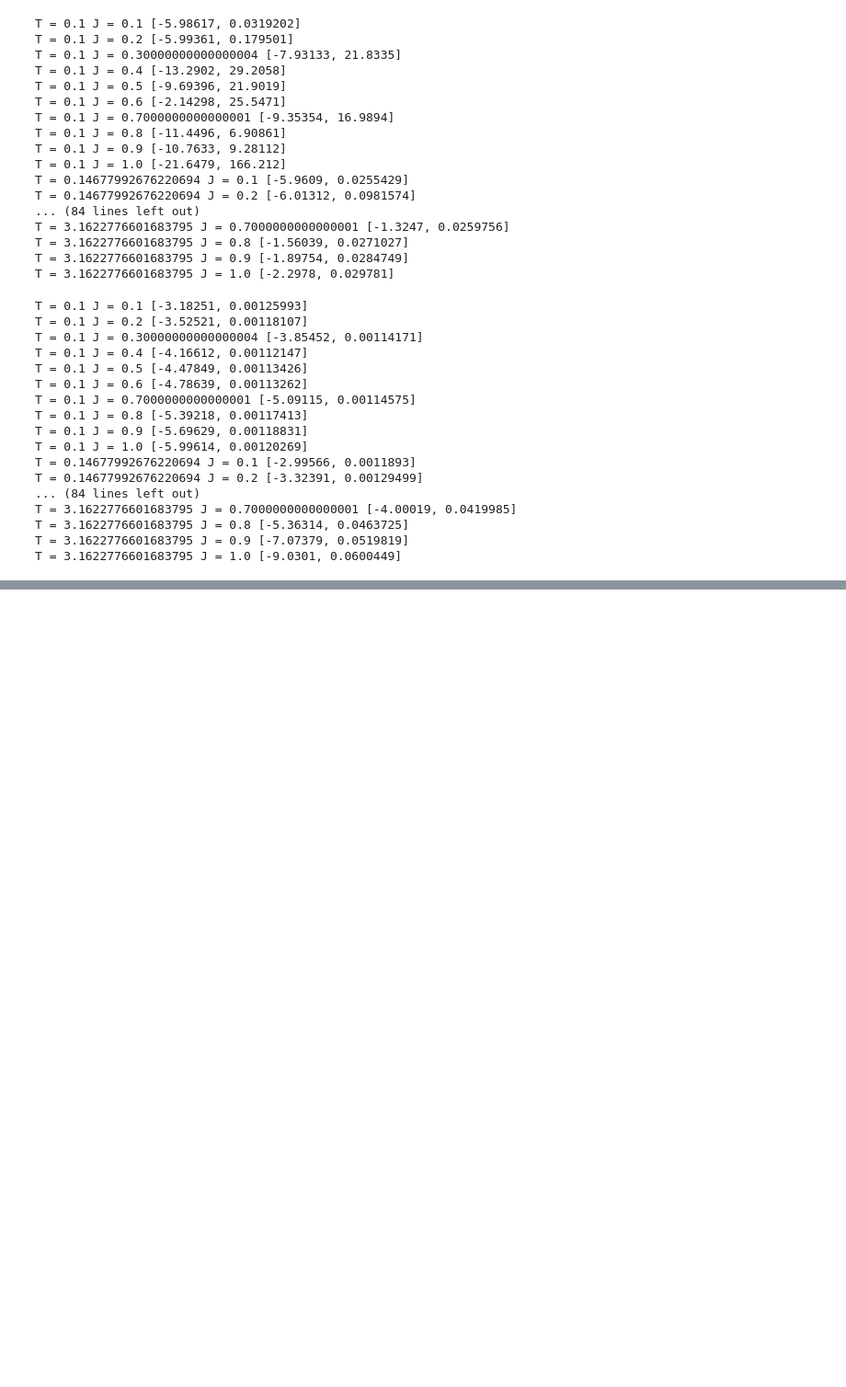
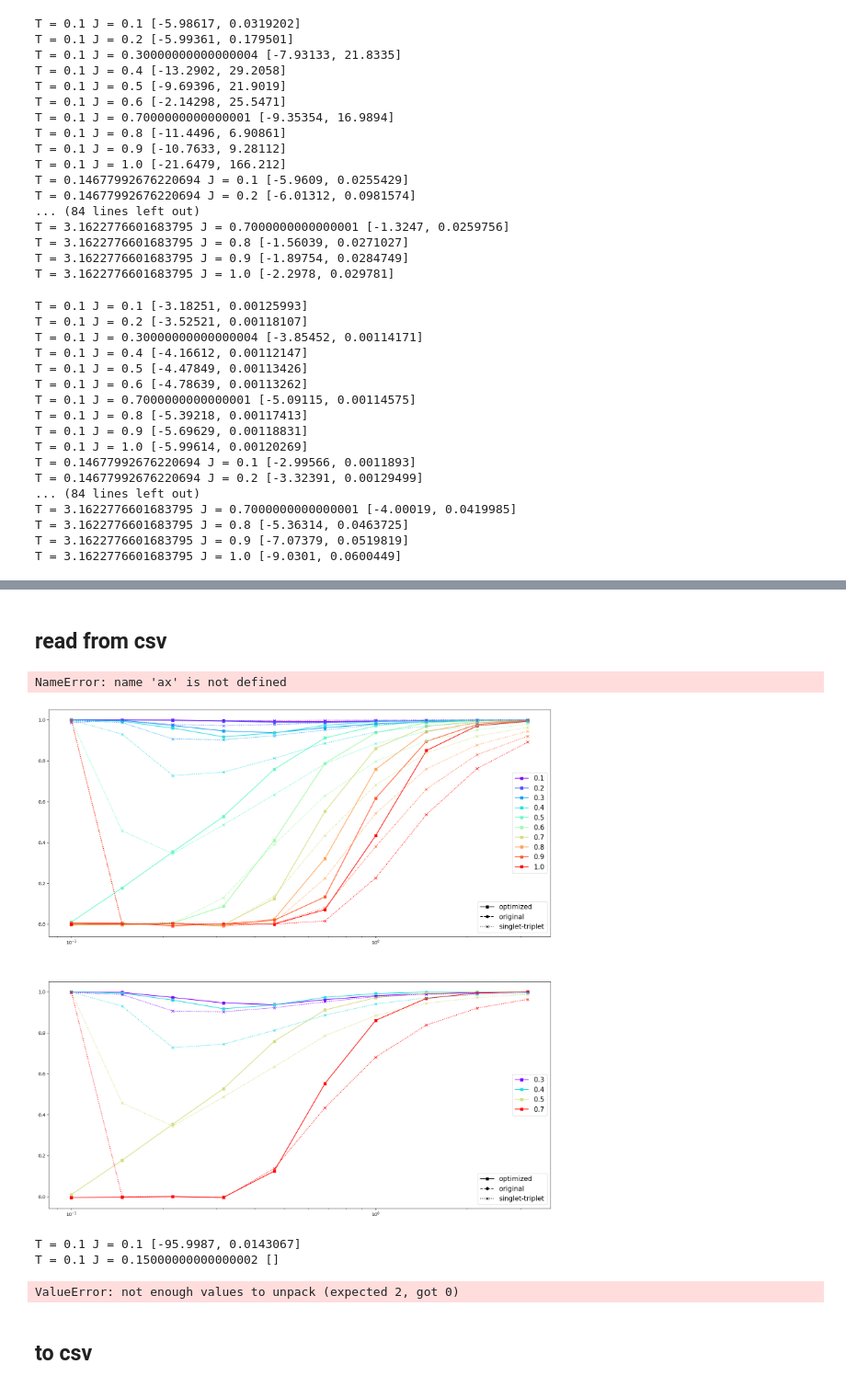
Before and after one commit to MKrbm/worms, a Jupyter notebook: python/visualize-SS.ipynb, the cells around one changed output, grey strips where cells are left out. Shown at 92% size. Drawn from its saved outputs; the diff is of its cells as text; code cells hidden in the pictures; blank space fills up the shorter version.

```diff
--- a/python/visualize-SS.ipynb
+++ b/python/visualize-SS.ipynb
@@ -508,0 +170,75 @@ plt.show()
+# %% [markdown]
+## read from csv
+# %%
+os.chdir("/home/user/project/python/exact/SS/dataframe")
+df1_s = pd.read_csv("df_s", index_col=0) # dimer lattice with optimized basis
+df2_s = pd.read_csv("df2_s", index_col=0) # original
+df3_s = pd.read_csv("df3_s", index_col=0) # singlet-triplet basis
+df1_s.index = np.round(df1_s.index, 3)
+df2_s.index = np.round(df2_s.index, 3)
+df3_s.index = np.round(df3_s.index, 3)
+df1_s.columns = pd.to_numeric(df1_s.columns)
+df2_s.columns = pd.to_numeric(df2_s.columns)
+df3_s.columns = pd.to_numeric(df3_s.columns)
+# %%
+from matplotlib.lines import Line2D
+legend_elements = []
+legend_elements.append(Line2D([0], [0],  color="black", marker = "s", linestyle="-", label = "optimized"))
+legend_elements.append(Line2D([0], [0],  color="black", marker = "o", linestyle="--", label = "original"))
+legend_elements.append(Line2D([0], [0],  color="black", marker = "x", linestyle=":", label = "singlet-triplet"))
+# %%
+import matplotlib as mpl
+legends = [c for c in ax[0].get_children() if isinstance(c, mpl.legend.Legend)]
+# %% [output]
+NameError: name 'ax' is not defined
+# %%
+from matplotlib import pyplot as plt
+fig, ax = plt.subplots(2, 1, figsize=(20, 20))
+p1 = df1_s.transpose().plot(y = df1_s.index, ax = ax[0], style='s-', colormap='rainbow')
+leg = ax[0].legend(handles=p1.legend().legendHandles, fontsize=15, loc="center right")
+ax[0].add_artist(leg)
+# df2_s.transpose().plot(y = df2_s.index, ax = ax[0], style = "o--", colormap='rainbow', legend=False)
+df3_s.transpose().plot(y = df1_s.index, ax = ax[0], style = "x:", colormap='rainbow', legend=False)
+p1 = df1_s.transpose().plot(y = [0.3, 0.4, 0.5, 0.7], ax = ax[1], style='s-', colormap='rainbow')
+leg = ax[1].legend(handles=p1.legend().legendHandles, fontsize=15, loc="center right")
+ax[1].add_artist(leg)
+# df2_s.transpose().plot(y = [0.3, 0.4, 0.5, 0.6], ax = ax[1], style = "o--", colormap='rainbow', legend=False)
+df3_s.transpose().plot(y = [0.3, 0.4, 0.5,  0.7], ax = ax[1], style = "x:", colormap='rainbow', legend=False)
+for ax_ in ax:
+    leg = ax_.legend(handles=legend_elements, fontsize=15, loc="lower right")
+
+ax[0].set_xscale('log')
+ax[1].set_xscale('log')
+# %% [output]
+[figure, added]
+# %%
+import os
+import numpy as np
+import pandas as pd
+os.chdir("/home/user/project/execute")
+T =  np.logspace(-1, 0.2, num=10)
+J = np.arange(0.1, 1.1, 0.05)
+df_s = pd.DataFrame(index=J, columns = T)
+df_s_err = pd.DataFrame(index=J, columns = T)
+df_e = pd.DataFrame(index=J, columns = T)
+df_e_err = pd.DataFrame(index=J, columns = T)
+
+import subprocess
+energy_array = []
+sign_array = []
+time_array = []
+for t in T:
+    for j in J:
+        out = subprocess.Popen(["/home/user/project/Release/main", "-m", "SS2", "-ham", f"../python/array/SS/dimer_optm_J_[{j:.2}, 1]", "-T", f"{t}", "-L1", "8", "-L2", "8"],
+                   stdout=subprocess.PIPE,
+                   stderr=subprocess.STDOUT)
+        stdout,stderr = out.communicate()
+
+        energy, sign, dimer, time = process_line(stdout)
+        print(f"T = {t} J = {j}",energy)
+        df_s.loc[j][t], df_s_err.loc[j][t] = sign
+        df_e.loc[j][t], df_e_err.loc[j][t] = energy
+# %% [output]
+T = 0.1 J = 0.1 [-95.9987, 0.0143067]
+T = 0.1 J = 0.15000000000000002 []
+ValueError: not enough values to unpack (expected 2, got 0)
@@ -508,0 +292,2 @@ plt.show()
+# %% [markdown]
+## to csv
```
Also changed, not shown: parts of 35 cells of this notebook, 43 other files.
